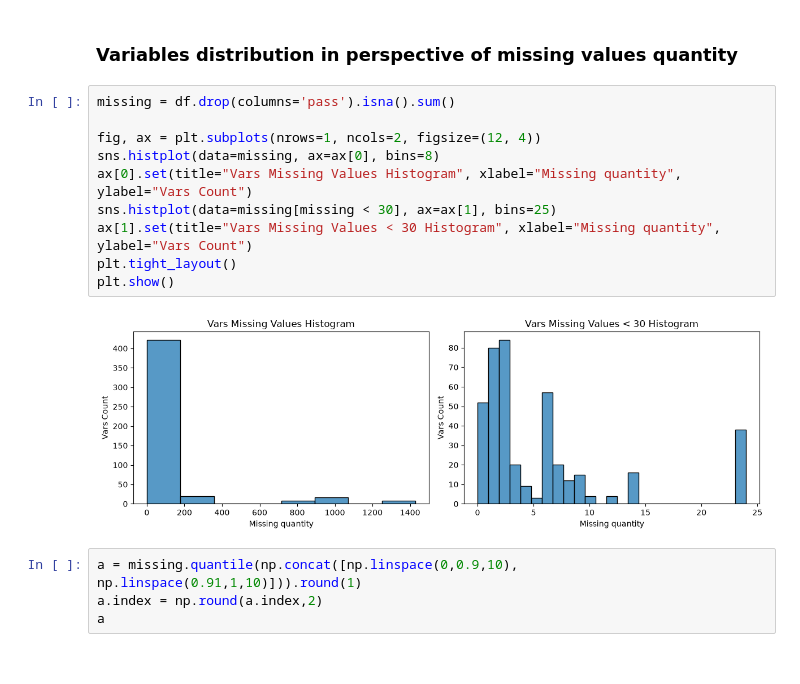
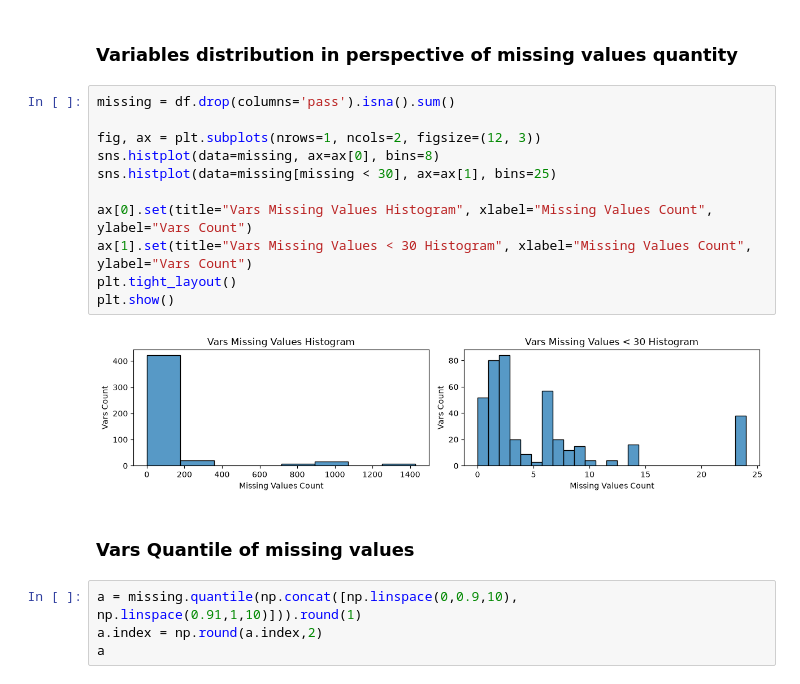
Before and after one commit to pancurster/secom-ml, a Jupyter notebook: notebooks/eda02.ipynb, the cells around one changed output. Drawn from its saved outputs; the diff is of its cells as text.

```diff
--- a/notebooks/eda02.ipynb
+++ b/notebooks/eda02.ipynb
@@ -52,15 +52,18 @@ df
 # %%
 missing = df.drop(columns='pass').isna().sum()
 
-fig, ax = plt.subplots(nrows=1, ncols=2, figsize=(12, 4))
+fig, ax = plt.subplots(nrows=1, ncols=2, figsize=(12, 3))
 sns.histplot(data=missing, ax=ax[0], bins=8)
-ax[0].set(title="Vars Missing Values Histogram", xlabel="Missing quantity", ylabel="Vars Count")
 sns.histplot(data=missing[missing < 30], ax=ax[1], bins=25)
-ax[1].set(title="Vars Missing Values < 30 Histogram", xlabel="Missing quantity", ylabel="Vars Count")
+
+ax[0].set(title="Vars Missing Values Histogram", xlabel="Missing Values Count", ylabel="Vars Count")
+ax[1].set(title="Vars Missing Values < 30 Histogram", xlabel="Missing Values Count", ylabel="Vars Count")
 plt.tight_layout()
 plt.show()
 # %% [output]
-[figure, old version]
+[figure, new version]
+# %% [markdown]
+### Vars Quantile of missing values
 # %%
 a = missing.quantile(np.concat([np.linspace(0,0.9,10), np.linspace(0.91,1,10)])).round(1)
 a.index = np.round(a.index,2)
```
Also changed, not shown: parts of 2 cells of this notebook, 6 other files.
